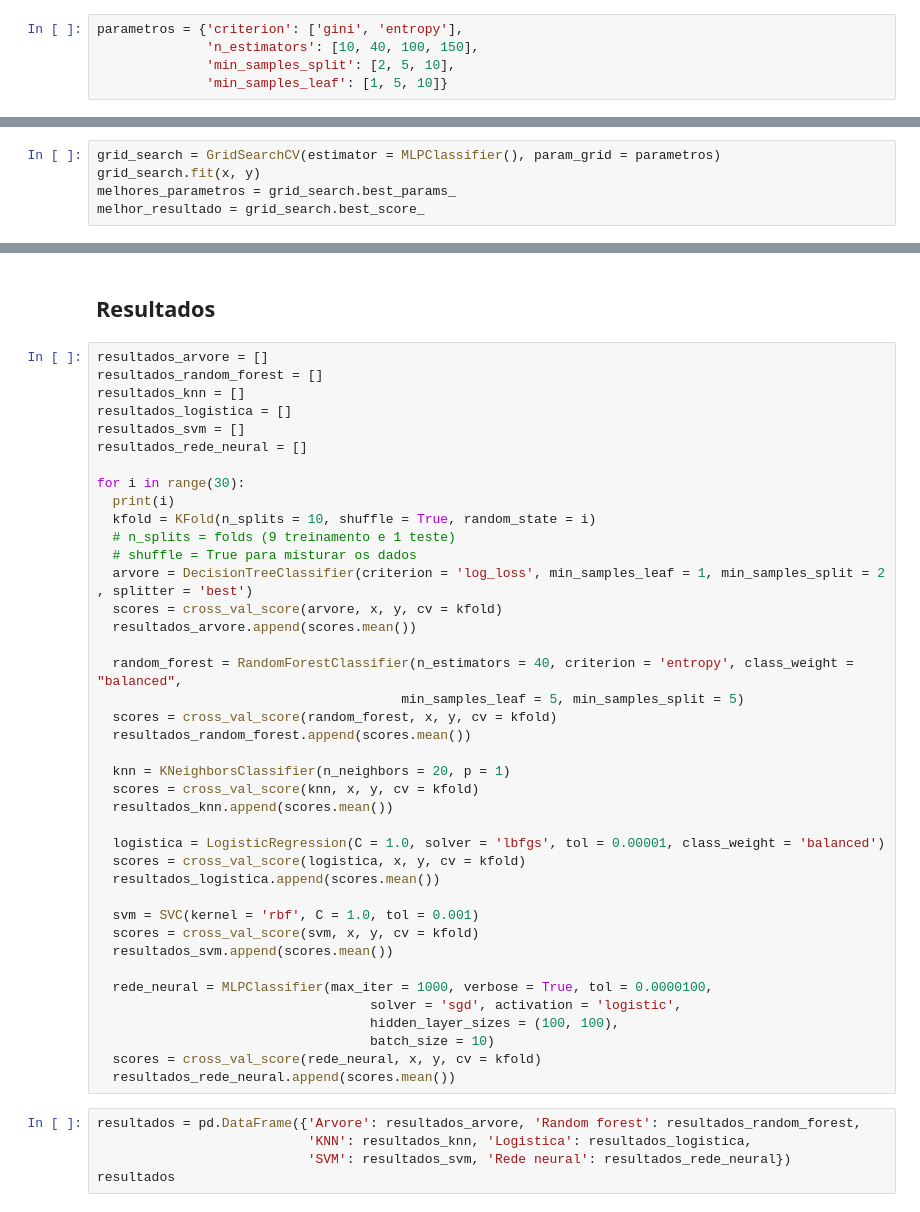
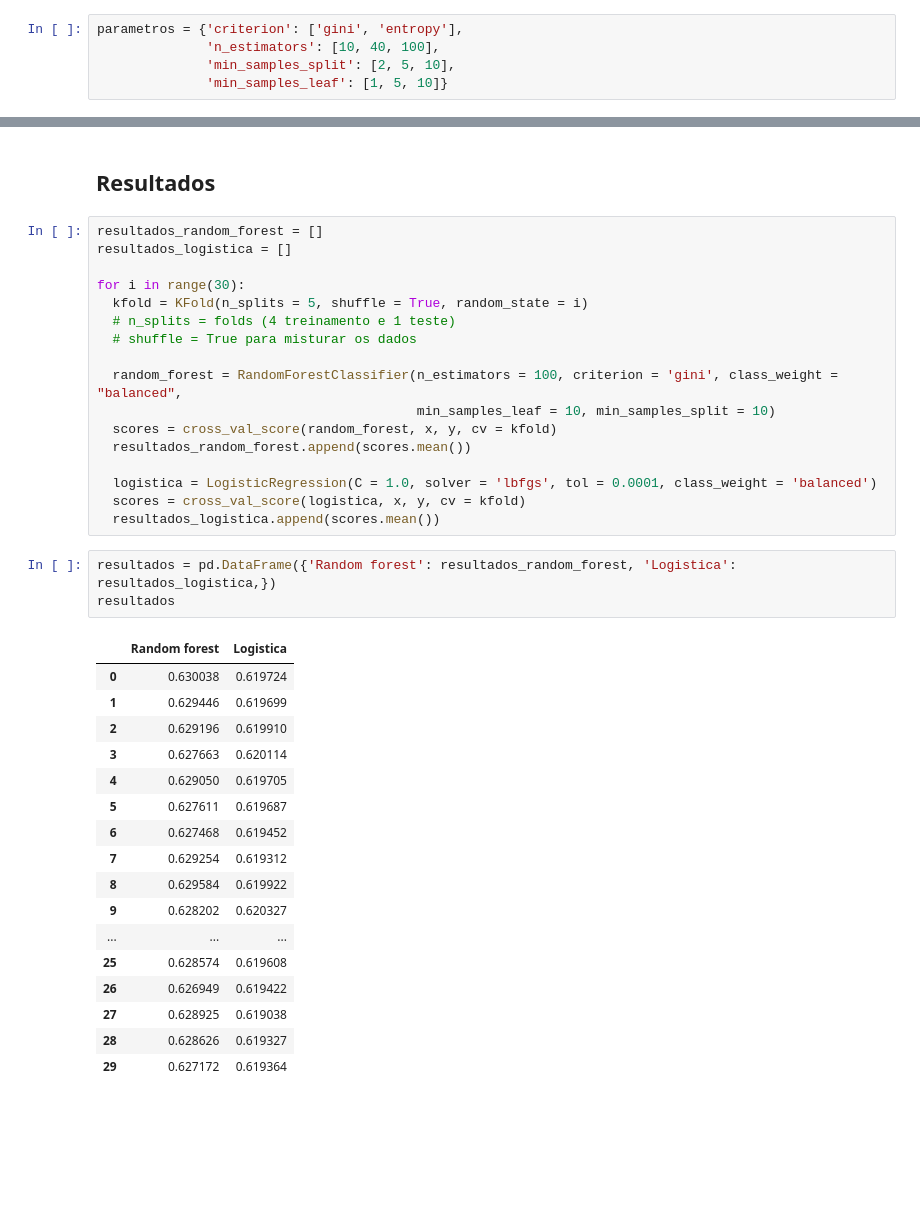
Before and after one commit to jesyavl/ADAPR5, a Jupyter notebook: ada_project_ml_i/notebooks/AdaPr5.ipynb, the cells around one changed output, grey strips where cells are left out. Cells and saved outputs as stored; diff of their text form; blank space fills up the shorter version.

Commit message:
Resultados atualizados

```diff
--- a/ada_project_ml_i/notebooks/AdaPr5.ipynb
+++ b/ada_project_ml_i/notebooks/AdaPr5.ipynb
@@ -843,7 +873,7 @@ print(melhor_resultado)
 ## Random forest
 # %%
 parametros = {'criterion': ['gini', 'entropy'],
-              'n_estimators': [10, 40, 100, 150],
+              'n_estimators': [10, 40, 100],
               'min_samples_split': [2, 5, 10],
               'min_samples_leaf': [1, 5, 10]}
 # %%
@@ -901,5 +936,0 @@ parametros = {'activation': ['relu', 'logistic', 'tahn'],
-# %%
-grid_search = GridSearchCV(estimator = MLPClassifier(), param_grid = parametros)
-grid_search.fit(x, y)
-melhores_parametros = grid_search.best_params_
-melhor_resultado = grid_search.best_score_
@@ -909,49 +1052,42 @@ print(melhor_resultado)
 # %% [markdown]
 ## Resultados
 # %%
-resultados_arvore = []
 resultados_random_forest = []
-resultados_knn = []
 resultados_logistica = []
-resultados_svm = []
-resultados_rede_neural = []
 
 for i in range(30):
-  print(i)
-  kfold = KFold(n_splits = 10, shuffle = True, random_state = i)
-  # n_splits = folds (9 treinamento e 1 teste)
+  kfold = KFold(n_splits = 5, shuffle = True, random_state = i)
+  # n_splits = folds (4 treinamento e 1 teste)
   # shuffle = True para misturar os dados
-  arvore = DecisionTreeClassifier(criterion = 'log_loss', min_samples_leaf = 1, min_samples_split = 2 , splitter = 'best')
-  scores = cross_val_score(arvore, x, y, cv = kfold)
-  resultados_arvore.append(scores.mean())
 
-  random_forest = RandomForestClassifier(n_estimators = 40, criterion = 'entropy', class_weight = "balanced",
-                                       min_samples_leaf = 5, min_samples_split = 5)
+  random_forest = RandomForestClassifier(n_estimators = 100, criterion = 'gini', class_weight = "balanced",
+                                         min_samples_leaf = 10, min_samples_split = 10)
   scores = cross_val_score(random_forest, x, y, cv = kfold)
   resultados_random_forest.append(scores.mean())
 
-  knn = KNeighborsClassifier(n_neighbors = 20, p = 1)
-  scores = cross_val_score(knn, x, y, cv = kfold)
-  resultados_knn.append(scores.mean())
-
-  logistica = LogisticRegression(C = 1.0, solver = 'lbfgs', tol = 0.00001, class_weight = 'balanced')
+  logistica = LogisticRegression(C = 1.0, solver = 'lbfgs', tol = 0.0001, class_weight = 'balanced')
   scores = cross_val_score(logistica, x, y, cv = kfold)
   resultados_logistica.append(scores.mean())
-
-  svm = SVC(kernel = 'rbf', C = 1.0, tol = 0.001)
-  scores = cross_val_score(svm, x, y, cv = kfold)
-  resultados_svm.append(scores.mean())
-
-  rede_neural = MLPClassifier(max_iter = 1000, verbose = True, tol = 0.0000100,
-                                   solver = 'sgd', activation = 'logistic',
-                                   hidden_layer_sizes = (100, 100),
-                                   batch_size = 10)
-  scores = cross_val_score(rede_neural, x, y, cv = kfold)
-  resultados_rede_neural.append(scores.mean())
 # %%
-resultados = pd.DataFrame({'Arvore': resultados_arvore, 'Random forest': resultados_random_forest,
-                           'KNN': resultados_knn, 'Logistica': resultados_logistica,
-                           'SVM': resultados_svm, 'Rede neural': resultados_rede_neural})
+resultados = pd.DataFrame({'Random forest': resultados_random_forest, 'Logistica': resultados_logistica,})
 resultados
+# %% [output]
+|  | Random forest | Logistica |
+| 0 | 0.630038 | 0.619724 |
+| 1 | 0.629446 | 0.619699 |
+| 2 | 0.629196 | 0.619910 |
+| 3 | 0.627663 | 0.620114 |
+| 4 | 0.629050 | 0.619705 |
+| 5 | 0.627611 | 0.619687 |
+| 6 | 0.627468 | 0.619452 |
+| 7 | 0.629254 | 0.619312 |
+| 8 | 0.629584 | 0.619922 |
+| 9 | 0.628202 | 0.620327 |
+| ... | ... | ... |
+| 25 | 0.628574 | 0.619608 |
+| 26 | 0.626949 | 0.619422 |
+| 27 | 0.628925 | 0.619038 |
+| 28 | 0.628626 | 0.619327 |
+| 29 | 0.627172 | 0.619364 |
 # %%
 resultados.describe()
```
Also changed, not shown: parts of 50 cells of this notebook.
